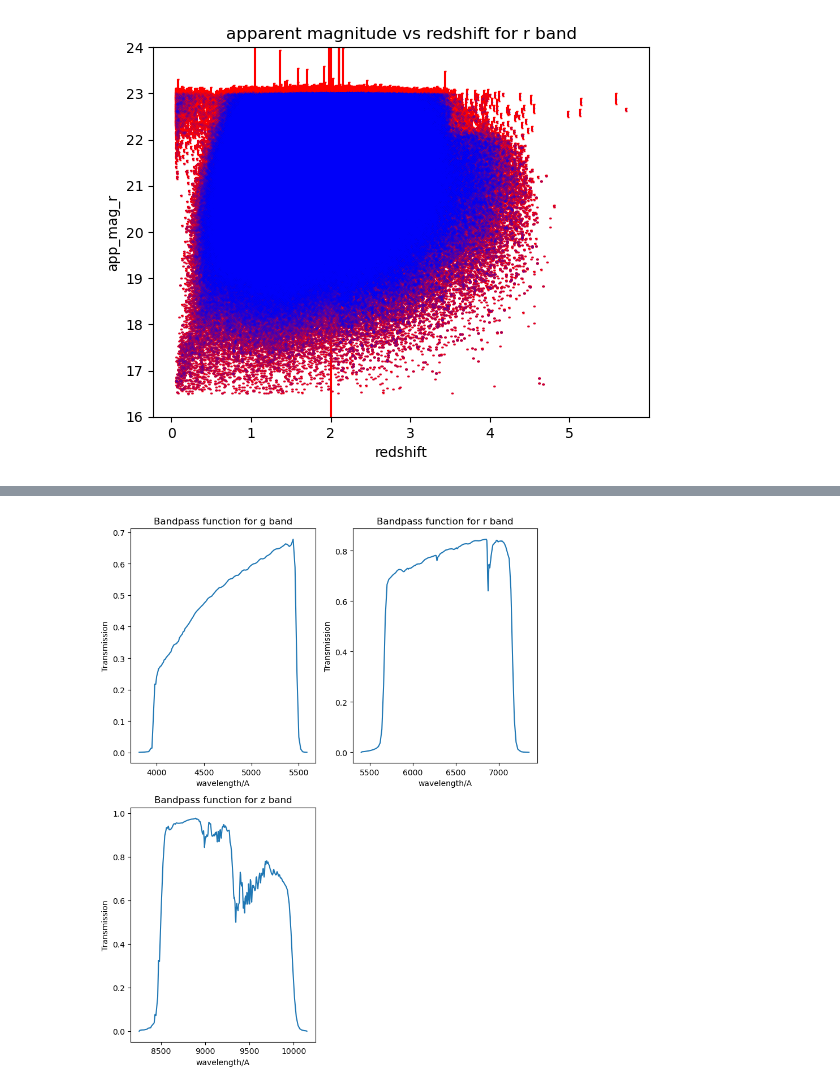
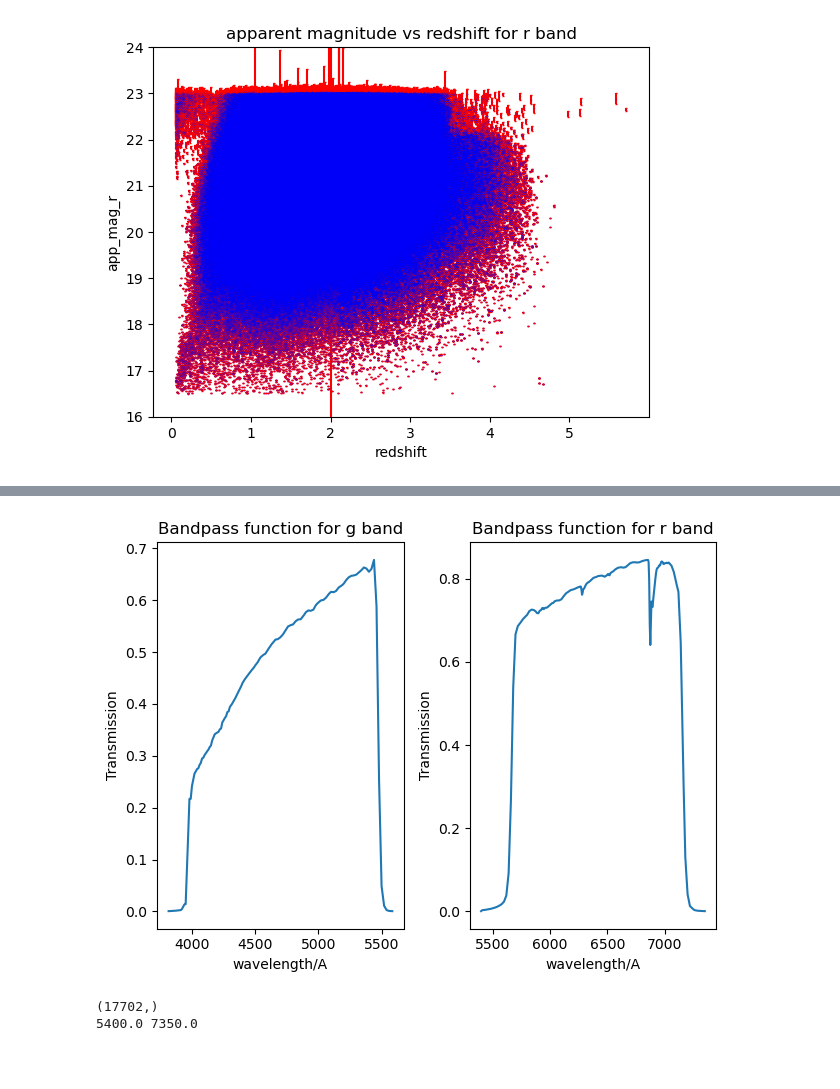
Before and after one commit to XuZhaozhong-1/DESI-ZTF, a Jupyter notebook: DESI-ZTF-2/k-correction.ipynb, the cells around one changed output, grey strips where cells are left out. Drawn from its saved outputs; the diff is of its cells as text; code cells hidden in the pictures; blank space fills up the shorter version.

```diff
--- a/DESI-ZTF-2/k-correction.ipynb
+++ b/DESI-ZTF-2/k-correction.ipynb
@@ -263,33 +155,26 @@ bp_z = DECam_z[:,1]
 # %%
-fig, ax = plt.subplots(2, 2,figsize=(8, 10))
+fig, ax = plt.subplots(1,2)
+ax[0].plot(ws_g, bp_g)
+ax[0].set_xlabel('wavelength/A')
+ax[0].set_ylabel('Transmission')
+ax[0].set_title('Bandpass function for g band')
 
-# For the g band plot
-ax[0, 0].plot(ws_g, bp_g)
-ax[0, 0].set_xlabel('wavelength/A')
-ax[0, 0].set_ylabel('Transmission')
-ax[0, 0].set_title('Bandpass function for g band')
-
-# For the r band plot
-ax[0, 1].plot(ws_r, bp_r)
-ax[0, 1].set_xlabel('wavelength/A')
-ax[0, 1].set_ylabel('Transmission')
-ax[0, 1].set_title('Bandpass function for r band')
-
-# For the z band plot
-ax[1, 0].plot(ws_z, bp_z)
-ax[1, 0].set_xlabel('wavelength/A')
-ax[1, 0].set_ylabel('Transmission')
-ax[1, 0].set_title('Bandpass function for z band')
-
-# Since you have a 2x2 grid and only three plots, one of the subplots will be empty.
-# You can choose to leave it empty or hide it using the following line:
-ax[1, 1].axis('off')
-
+ax[1].plot(ws_r, bp_r)
+ax[1].set_xlabel('wavelength/A')
+ax[1].set_ylabel('Transmission')
+ax[1].set_title('Bandpass function for r band')
 plt.tight_layout()
 plt.savefig('/global/u1/z/zhaozhon/Plots/bp', dpi=300)
 plt.show()
 # %% [output]
-[figure, old version]
+[figure, new version]
+# %%
+array = np.arange(ws_g[0], ws_g[-1] + 0.1, 0.1)
+print(array.shape)
+print(ws_r[0],ws_r[-1])
+# %% [output]
+(17702,)
+5400.0 7350.0
 # %%
 ardir = os.path.join(os.getenv("PSCRATCH", "/pscratch/sd/z/zhaozhon"))#
 def get_ws(ardir):
```
Also changed, not shown: parts of 21 cells of this notebook, 1 other file.
